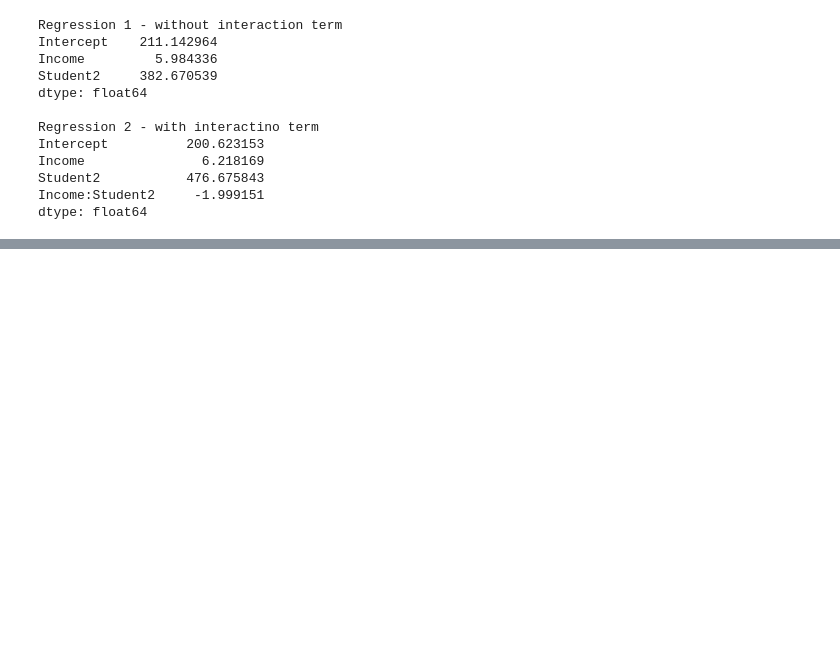
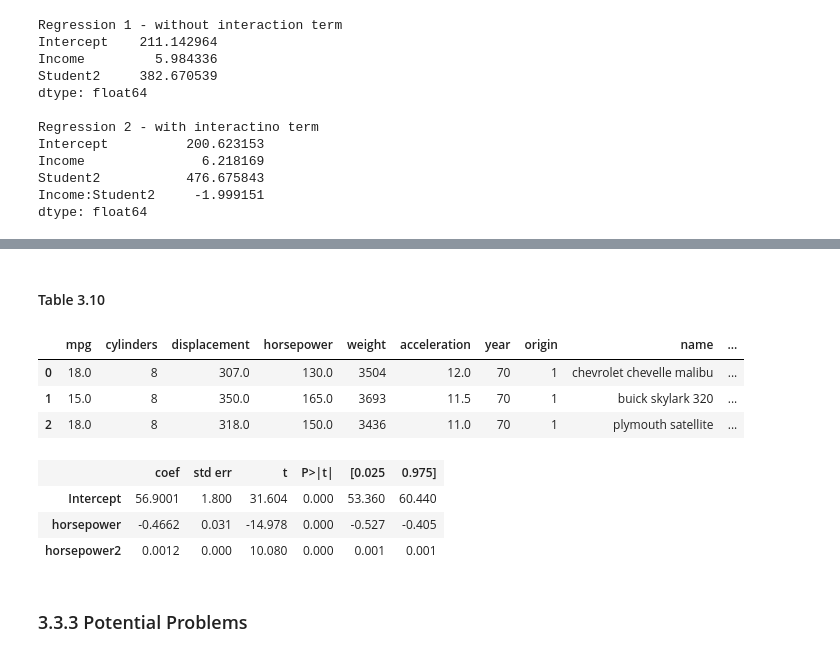
Before and after one commit to kuhnen/ML-exercises, a Jupyter notebook: ISRL-Python/Chapter_3.ipynb, the cells around one changed output, grey strips where cells are left out. Drawn from its saved outputs; the diff is of its cells as text; code cells hidden in the pictures; blank space fills up the shorter version.

```diff
--- a/ISRL-Python/Chapter_3.ipynb
+++ b/ISRL-Python/Chapter_3.ipynb
@@ -437,0 +466,20 @@ for ax in fig.axes:
+# %% [markdown]
+#### Table 3.10
+# %%
+auto['horsepower2']= auto.horsepower**2
+auto.head(3)
+# %% [output]
+|  | mpg | cylinders | displacement | horsepower | weight | acceleration | year | origin | name | ... |
+| 0 | 18.0 | 8 | 307.0 | 130.0 | 3504 | 12.0 | 70 | 1 | chevrolet chevelle malibu | ... |
+| 1 | 15.0 | 8 | 350.0 | 165.0 | 3693 | 11.5 | 70 | 1 | buick skylark 320 | ... |
+| 2 | 18.0 | 8 | 318.0 | 150.0 | 3436 | 11.0 | 70 | 1 | plymouth satellite | ... |
+# %%
+est = smf.ols('mpg ~ horsepower + horsepower2', auto).fit()
+est.summary().tables[1]
+# %% [output]
+|  | coef | std err | t | P>|t| | [0.025 | 0.975] |
+| Intercept | 56.9001 | 1.800 | 31.604 | 0.000 | 53.360 | 60.440 |
+| horsepower | -0.4662 | 0.031 | -14.978 | 0.000 | -0.527 | -0.405 |
+| horsepower2 | 0.0012 | 0.000 | 10.080 | 0.000 | 0.001 | 0.001 |
+# %% [markdown]
+### 3.3.3 Potential Problems
```
Also changed, not shown: parts of 23 cells of this notebook.
